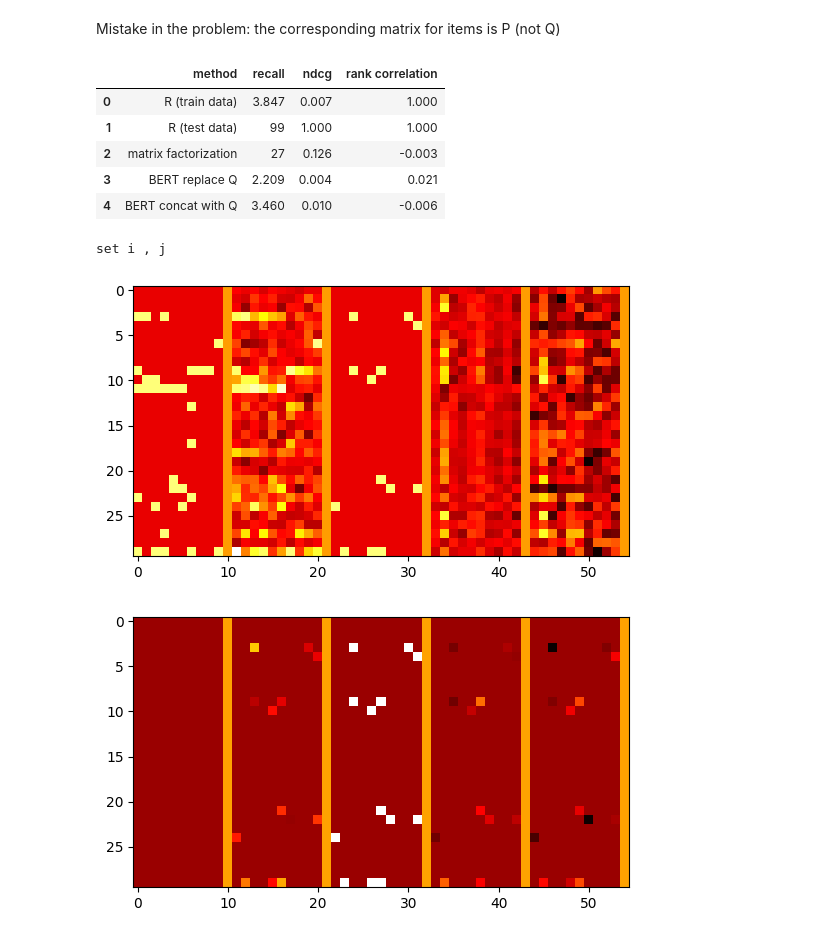
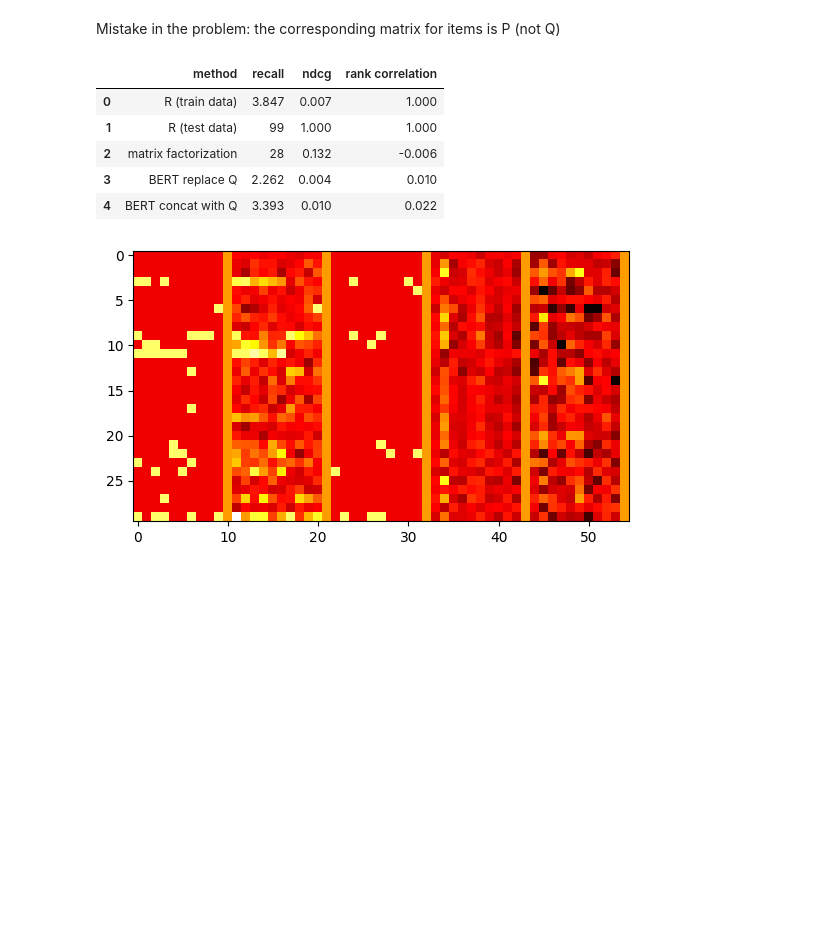
Before and after one commit to aeirya/information-retrieval-course, a Jupyter notebook: hw3/hw3_local.ipynb, the cells around one changed output. Cells and saved outputs as stored; diff of their text form; code cells hidden in the pictures; blank space fills up the shorter version.

```diff
--- a/hw3/hw3_local.ipynb
+++ b/hw3/hw3_local.ipynb
@@ -25,12 +30,8 @@ Max items of a user in test dataset: 36
 # %%
-# 1.
-R, Rt = train_test_mtx(return_dfs=False, return_id_maps=False)
-
 # 2.
 print("factorizing interaction matrix:")
 
-Q, P = mf(R, print_step=8, lr =(2e-2, 1e-3), n_epochs=400, sampled_epochs=350, sample_size=0.1)
-# Q, P = mf(R, **mf_default_config, print_step=5)
+Q, P = mf(R, print_step=8, lr =(1e-2, 1e-3), n_epochs=800, sampled_epochs=700, sample_size=0.05)
 Rm = Q @ P.T
 # %% [output]
 factorizing interaction matrix:
@@ -141,39 +99,39 @@ df
 |  | method | recall | ndcg | rank correlation |
 | 0 | R (train data) | 3.847 | 0.007 | 1.000 |
 | 1 | R (test data) | 99 | 1.000 | 1.000 |
-| 2 | matrix factorization | 27 | 0.126 | -0.003 |
-| 3 | BERT replace Q | 2.209 | 0.004 | 0.021 |
-| 4 | BERT concat with Q | 3.460 | 0.010 | -0.006 |
+| 2 | matrix factorization | 28 | 0.132 | -0.006 |
+| 3 | BERT replace Q | 2.262 | 0.004 | 0.010 |
+| 4 | BERT concat with Q | 3.393 | 0.010 | 0.022 |
 # %%
 def find_window(w, h):
+    '''
+    returns a frame with most available test items
+    '''
     n, m = Rt.shape
     a = np.zeros((n-h, m-w))
     for i in range(a.shape[0]):
         for j in range(a.shape[1]):
             a[i,j] = Rt[i:i+h, j:j+w].sum()
 
     return np.unravel_index(a.argmax(), a.shape)
 
 try:
     a = i, j
 except:
     i, j = -1, -1
 
 def win(M, width=10, height=30):
     global i, j
     if i < 0 and j < 0:
         i, j = find_window(width, height)
-        print("set i , j")
 
     return M[i:i+height, j:j+width]
 
 
 RRmRtRaRb = (R, Rm, Rt, Ra, Rb)
 RRmRtRaRb = [win(M) for M in RRmRtRaRb]
 
 heatmaps(RRmRtRaRb)
-heatmaps([M*win(Rt) for M in RRmRtRaRb])
+# heatmaps([M*win(Rt) for M in RRmRtRaRb])
 # %% [output]
-set i , j
-[figure, old version]
+[figure, new version]
-[figure, removed]
```
Also changed, not shown: parts of 19 cells of this notebook, 2 other files.
